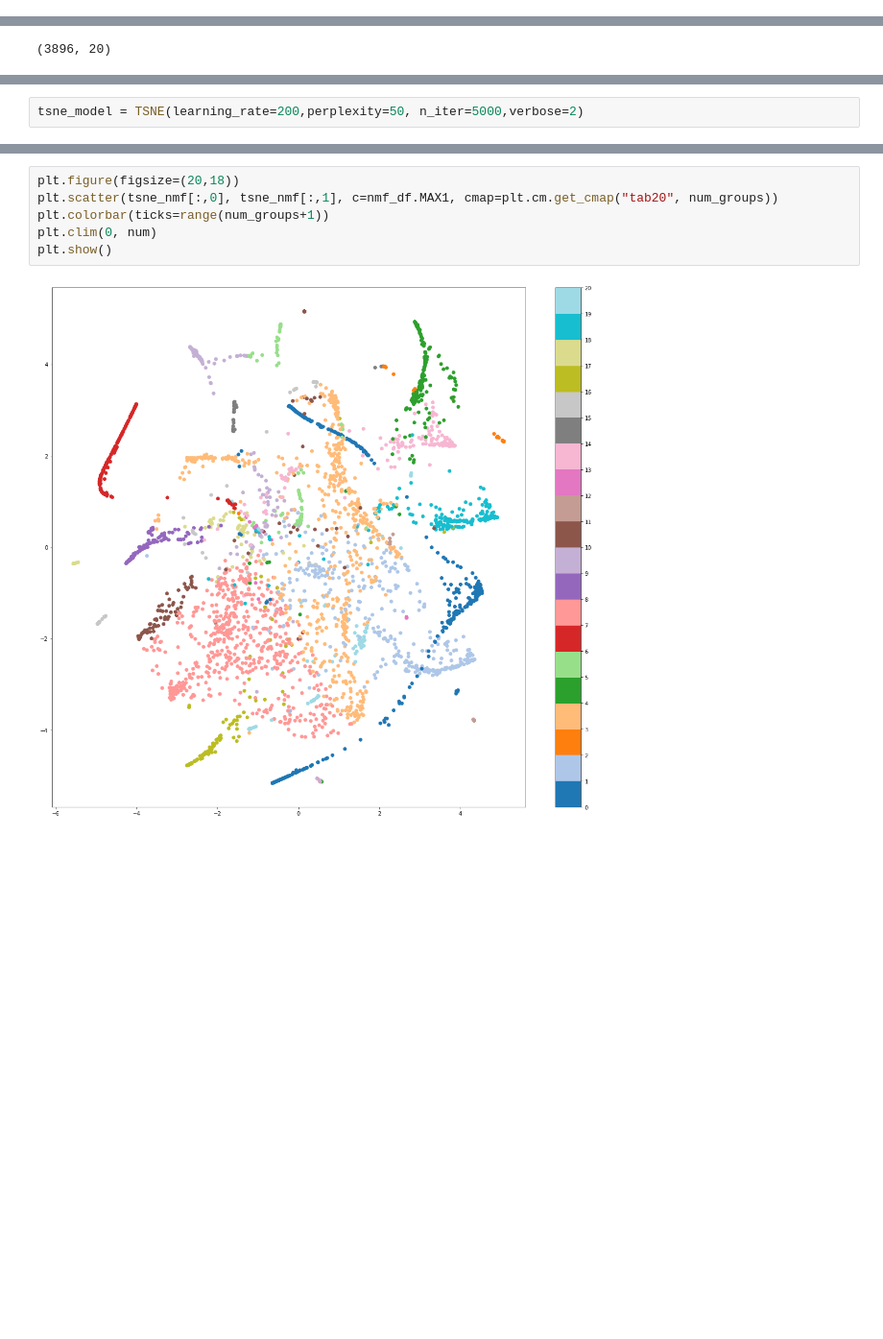
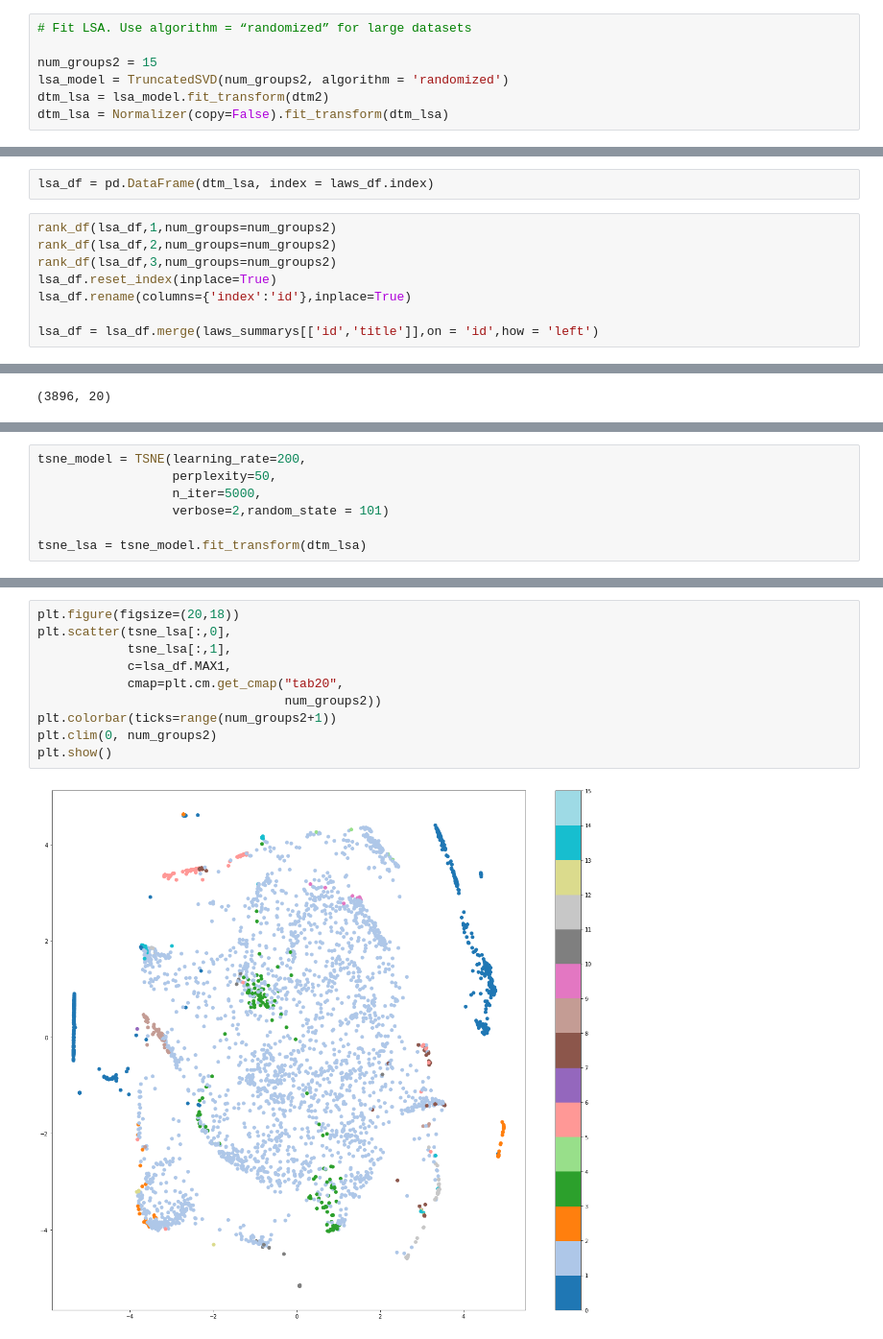
Before and after one commit to leem99/fletcher, a Jupyter notebook: first_unsupervised_models.ipynb, the cells around one changed output, grey strips where cells are left out. Shown at 96% size. Cells and saved outputs as stored; diff of their text form; blank space fills up the shorter version.

```diff
--- a/first_unsupervised_models.ipynb
+++ b/first_unsupervised_models.ipynb
@@ -161,0 +236,7 @@ Keywords: wildlife refuge wildlife refuge national wildlife fish fish wildlife n
+# %%
+# Fit LSA. Use algorithm = “randomized” for large datasets
+
+num_groups2 = 15
+lsa_model = TruncatedSVD(num_groups2, algorithm = 'randomized')
+dtm_lsa = lsa_model.fit_transform(dtm2)
+dtm_lsa = Normalizer(copy=False).fit_transform(dtm_lsa)
@@ -161,0 +274,10 @@ Keywords: wildlife refuge wildlife refuge national wildlife fish fish wildlife n
+# %%
+lsa_df = pd.DataFrame(dtm_lsa, index = laws_df.index)
+# %%
+rank_df(lsa_df,1,num_groups=num_groups2)
+rank_df(lsa_df,2,num_groups=num_groups2)
+rank_df(lsa_df,3,num_groups=num_groups2)
+lsa_df.reset_index(inplace=True)
+lsa_df.rename(columns={'index':'id'},inplace=True)
+
+lsa_df = lsa_df.merge(laws_summarys[['id','title']],on = 'id',how = 'left')
@@ -209,2 +353,7 @@ __TSNE Visualization__
 # %%
-tsne_model = TSNE(learning_rate=200,perplexity=50, n_iter=5000,verbose=2)
+tsne_model = TSNE(learning_rate=200,
+                  perplexity=50,
+                  n_iter=5000,
+                  verbose=2,random_state = 101)
+
+tsne_lsa = tsne_model.fit_transform(dtm_lsa)
@@ -231,8 +378,12 @@ tsne_nmf = tsne_model.fit_transform(dtm_nmf)
 # %%
 plt.figure(figsize=(20,18))
-plt.scatter(tsne_nmf[:,0], tsne_nmf[:,1], c=nmf_df.MAX1, cmap=plt.cm.get_cmap("tab20", num_groups))
-plt.colorbar(ticks=range(num_groups+1))
-plt.clim(0, num)
+plt.scatter(tsne_lsa[:,0],
+            tsne_lsa[:,1],
+            c=lsa_df.MAX1,
+            cmap=plt.cm.get_cmap("tab20",
+                                 num_groups2))
+plt.colorbar(ticks=range(num_groups2+1))
+plt.clim(0, num_groups2)
 plt.show()
 # %% [output]
-[figure, old version]
+[figure, new version]
```
Also changed, not shown: parts of 33 cells of this notebook, 2 other files.
